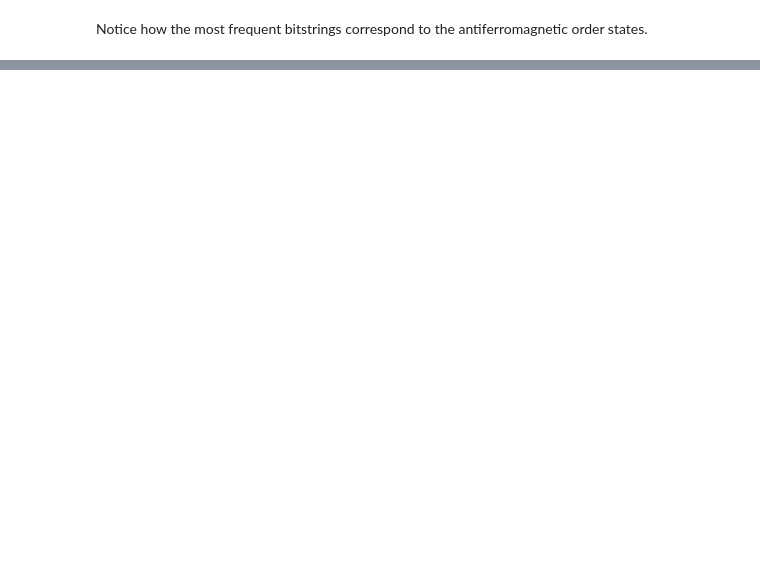
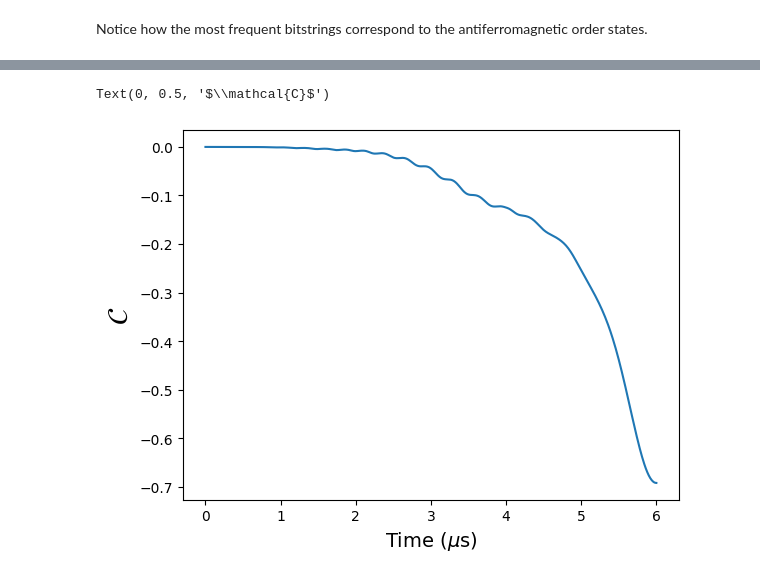
Before and after one commit to dehond/pulser-notebooks, a Jupyter notebook: simulating_sequences.ipynb, the cells around one changed output, grey strips where cells are left out. Saved outputs shown, nothing was run; the diff lists cells and outputs as text; code cells hidden in the pictures; blank space fills up the shorter version.

```diff
--- a/simulating_sequences.ipynb
+++ b/simulating_sequences.ipynb
@@ -133,0 +136,17 @@ Notice how the local magnetization on *each* atom goes in the same way from $-1$
+# %%
+def neel(i, j):
+    prod = L * [qutip.qeye(2)]
+    prod[i] = qutip.sigmaz()
+    prod[j] = qutip.sigmaz()
+    return qutip.tensor(prod)
+
+neel_av = 1/L * sum([neel(i, (i + 1) % L) for i in range(L)])
+order_parameter = [qutip.expect(neel_total, state) - qutip.expect(magn_av, state)**2 for state in results.states]
+# %%
+plt.plot(sim.evaluation_times,
+         order_parameter)
+plt.xlabel("Time ($\mu$s)", fontsize = 14)
+plt.ylabel(r"$\mathcal{C}$", fontsize = 20)
+# %% [output]
+Text(0, 0.5, '$\\mathcal{C}$')
+[figure, added]
```
Also changed, not shown: parts of 20 cells of this notebook, 1 other file.
